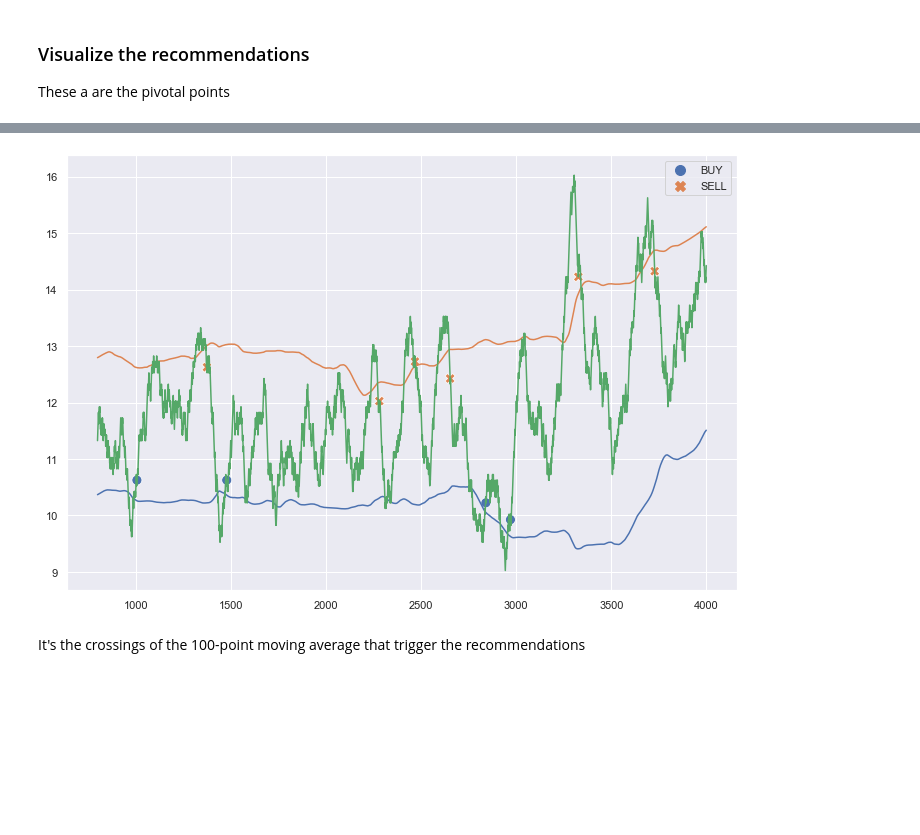
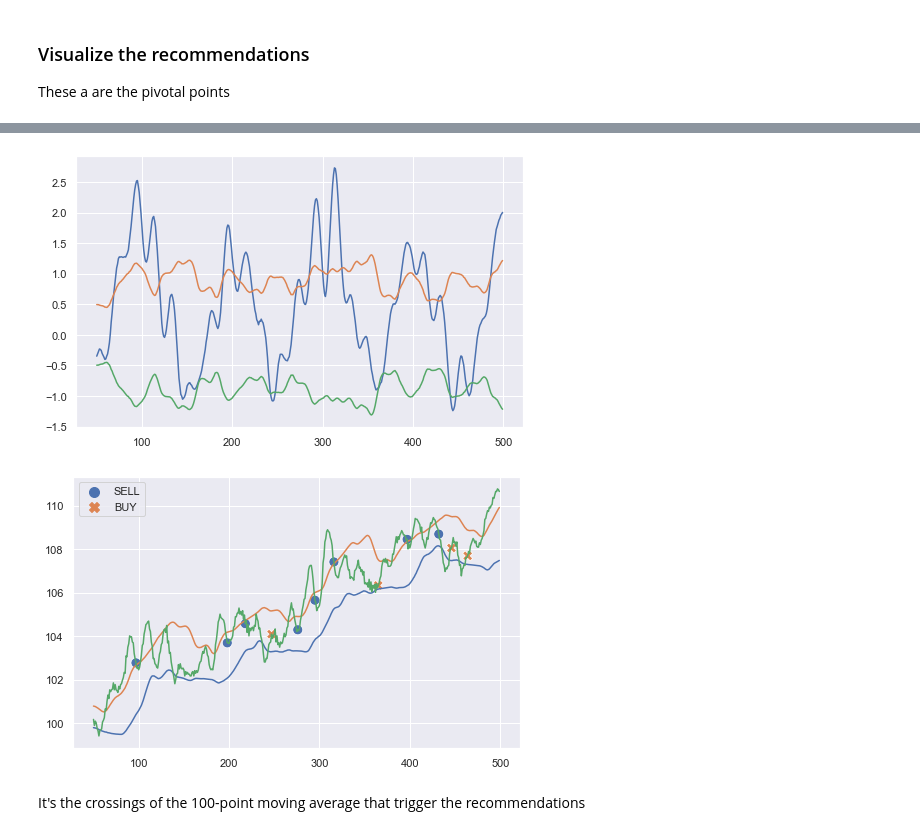
Before and after one commit to smurve/financials, a Jupyter notebook: MarketSimulator.ipynb, the cells around one changed output, grey strips where cells are left out. Saved outputs shown, nothing was run; the diff lists cells and outputs as text; code cells hidden in the pictures; blank space fills up the shorter version.

```diff
--- a/MarketSimulator.ipynb
+++ b/MarketSimulator.ipynb
@@ -109,3 +177 @@ for i in range(100):
     investors.append(investor)
-# %%
-market = Market([Stock('AAPL', cyclic_upwards, noise = .2)])
@@ -118,0 +231,8 @@ t = np.arange(len(h))
+# %%
+sns.set(rc={'figure.figsize':(12.0,8.0)})
+h = market.history_for("AAPL")
+p_open, p_close, p_high, p_low = np.transpose(h)
+t = np.array(range(len(p_open)))
+v = cyclic_upwards(t)
+sns.lineplot(t, v);
+sns.lineplot(t, p_open);
@@ -173,11 +293,13 @@ Type:           type
 Subclasses:
 # %%
 h = market.history_for('AAPL')
-from_ = 800
-until = 4000
+h, p_close, p_high, p_low = np.transpose(h)
+
+from_ = 50
+until = 500
 mjsw = from_
-mnsw = 40
-signal = BandSignal(major_stats_width=mjsw, std_excess=1.5,
+mnsw = 10
+signal = BandSignal(major_stats_width=mjsw, std_excess=1.1,
                     minor_stats_width=mnsw,
                     history=h[:from_])
 criticals = []
@@ -202,12 +324,20 @@ cx, cy, cs
+# %%
+x = range(from_, from_ + len(signal.diffs))
+sns.set(rc={'figure.figsize':(8.0,5.0)})
+sns.lineplot(x, signal.heads);
+sns.lineplot(x, signal.u_w);
+sns.lineplot(x, signal.l_w);
+# %% [output]
+[figure, added]
 # %%
 x = range(from_, from_ + len(signal.values))
 #sns.lineplot(x, signal.avgs)
-sns.set(rc={'figure.figsize':(12.0,8.0)})
+sns.set(rc={'figure.figsize':(8., 5.)})
 sns.lineplot(x, np.add(signal.avgs, signal.l_w))
 sns.lineplot(x, np.add(signal.avgs, signal.u_w))
 sns.lineplot(x, signal.values)
 sns.scatterplot(cx, cy, style=cs, hue=cs, sizes=[100, 100], size=cs);
 # %% [output]
-[figure, old version]
+[figure, new version]
 # %% [markdown]
 It's the crossings of the 100-point moving average that trigger the recommendations
```
Also changed, not shown: parts of 42 cells of this notebook, 2 other files.
